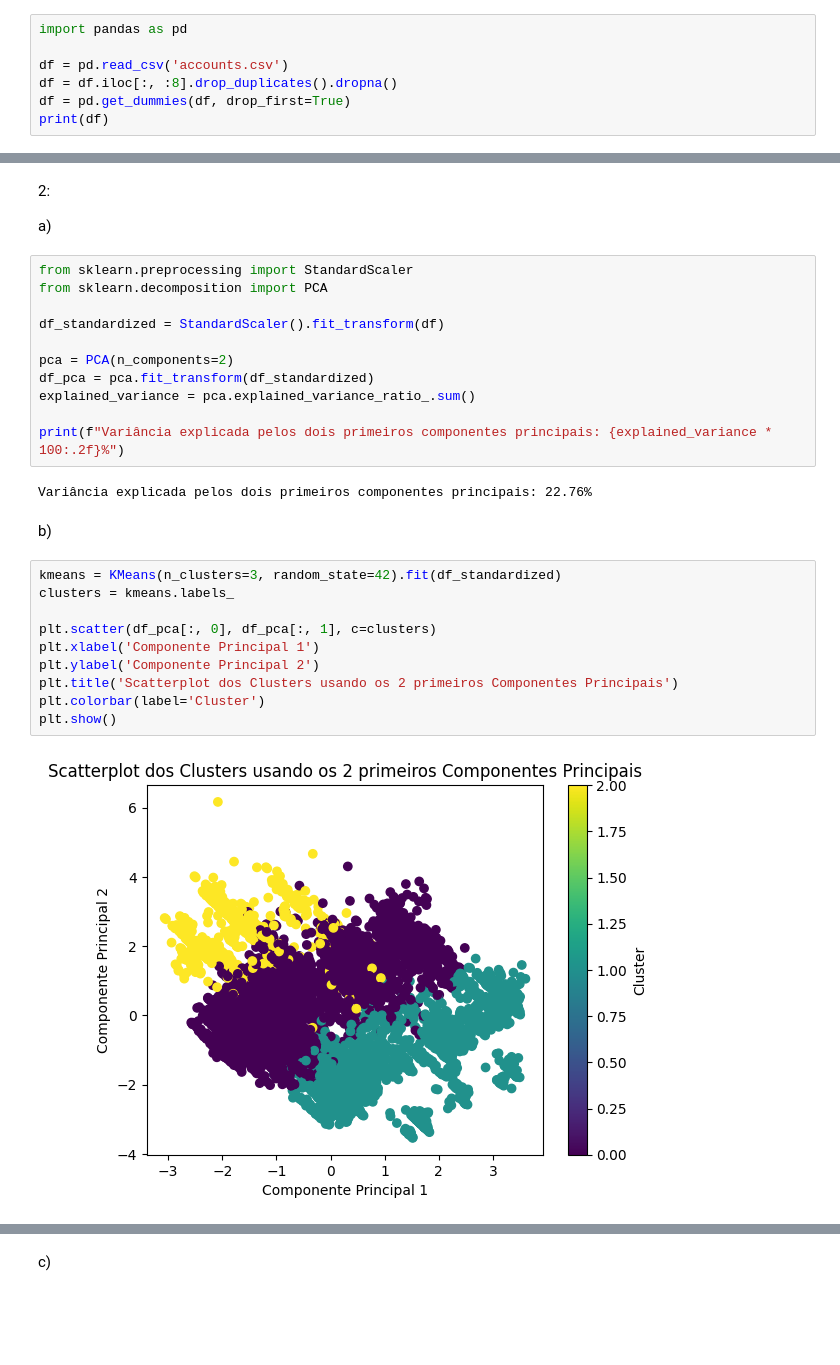
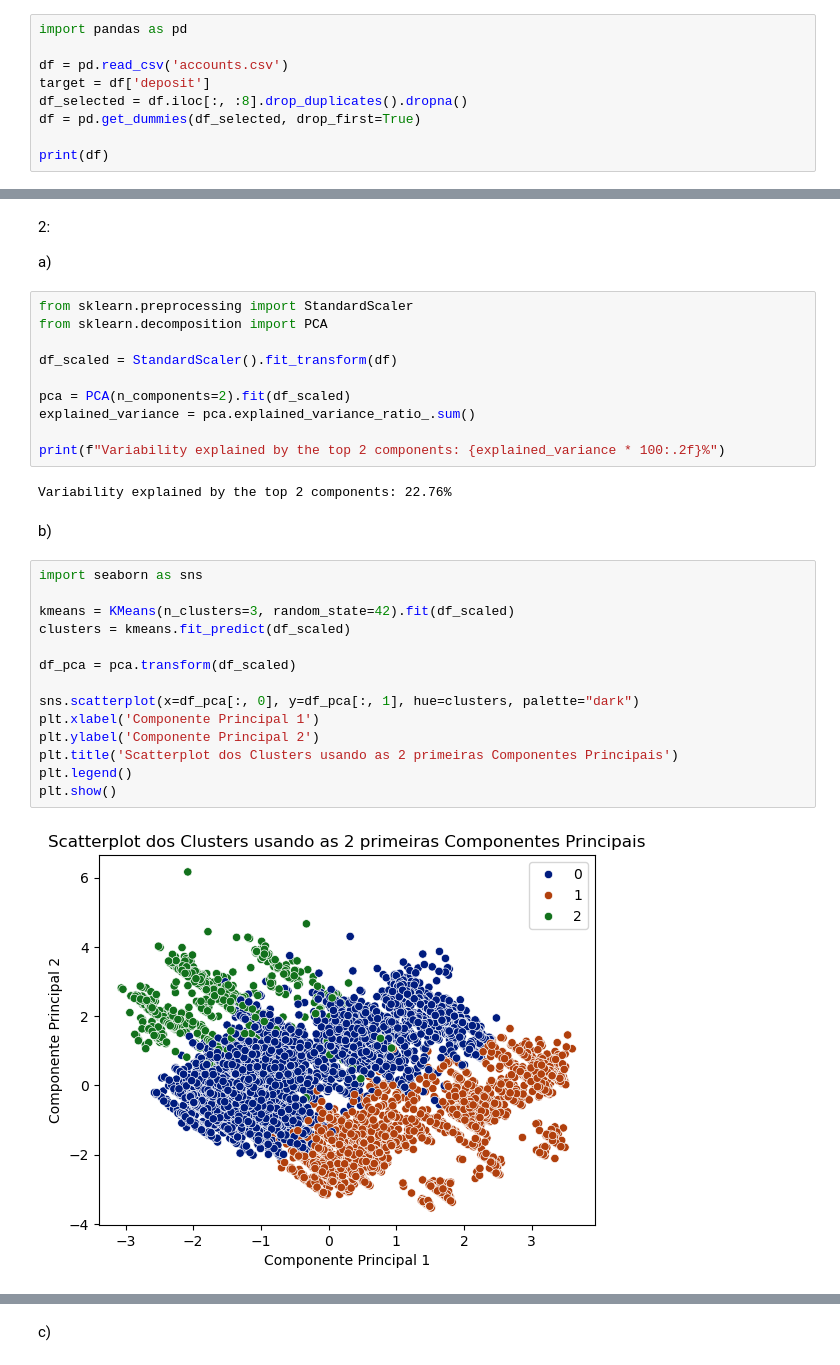
Before and after one commit to tiago-gsantos/ist-apren-homework4, a Jupyter notebook: programming.ipynb, the cells around one changed output, grey strips where cells are left out. Saved outputs shown, nothing was run; the diff lists cells and outputs as text; blank space fills up the shorter version.

```diff
--- a/programming.ipynb
+++ b/programming.ipynb
@@ -6,8 +6,10 @@
 import pandas as pd
 
 df = pd.read_csv('accounts.csv')
-df = df.iloc[:, :8].drop_duplicates().dropna()
-df = pd.get_dummies(df, drop_first=True)
+target = df['deposit']
+df_selected = df.iloc[:, :8].drop_duplicates().dropna()
+df = pd.get_dummies(df_selected, drop_first=True)
+
 print(df)
 # %% [output]
        age  balance  job_blue-collar  job_entrepreneur  job_housemaid  \
@@ -65,26 +91,29 @@ a)
 from sklearn.preprocessing import StandardScaler
 from sklearn.decomposition import PCA
 
-df_standardized = StandardScaler().fit_transform(df)
+df_scaled = StandardScaler().fit_transform(df)
 
-pca = PCA(n_components=2)
-df_pca = pca.fit_transform(df_standardized)
+pca = PCA(n_components=2).fit(df_scaled)
 explained_variance = pca.explained_variance_ratio_.sum()
 
-print(f"Variância explicada pelos dois primeiros componentes principais: {explained_variance * 100:.2f}%")
+print(f"Variability explained by the top 2 components: {explained_variance * 100:.2f}%")
 # %% [output]
-Variância explicada pelos dois primeiros componentes principais: 22.76%
+Variability explained by the top 2 components: 22.76%
 # %% [markdown]
 b)
 # %%
-kmeans = KMeans(n_clusters=3, random_state=42).fit(df_standardized)
-clusters = kmeans.labels_
+import seaborn as sns
 
-plt.scatter(df_pca[:, 0], df_pca[:, 1], c=clusters)
+kmeans = KMeans(n_clusters=3, random_state=42).fit(df_scaled)
+clusters = kmeans.fit_predict(df_scaled)
+
+df_pca = pca.transform(df_scaled)
+
+sns.scatterplot(x=df_pca[:, 0], y=df_pca[:, 1], hue=clusters, palette="dark")
 plt.xlabel('Componente Principal 1')
 plt.ylabel('Componente Principal 2')
-plt.title('Scatterplot dos Clusters usando os 2 primeiros Componentes Principais')
-plt.colorbar(label='Cluster')
+plt.title('Scatterplot dos Clusters usando as 2 primeiras Componentes Principais')
+plt.legend()
 plt.show()
 # %% [output]
-[figure, old version]
+[figure, new version]
```
Also changed, not shown: parts of 9 cells of this notebook, 1 other file.
